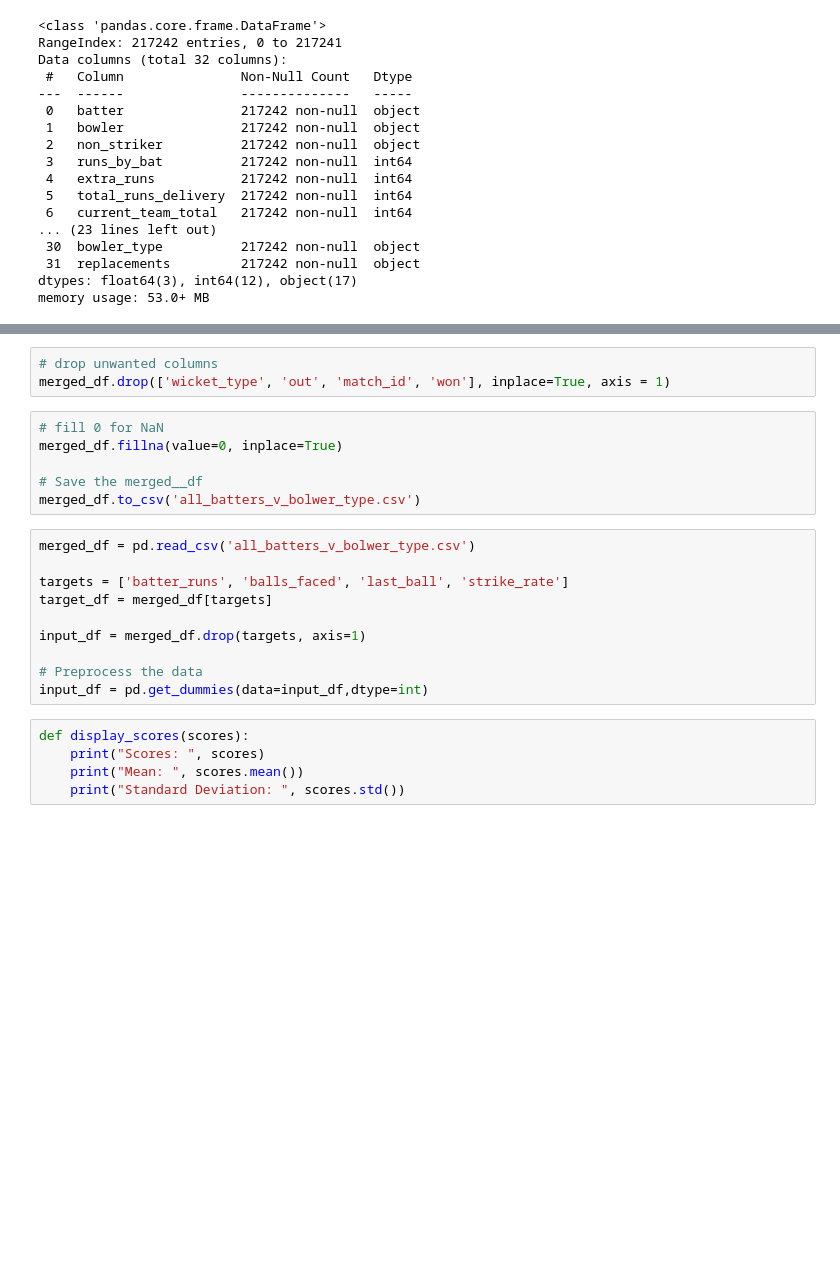
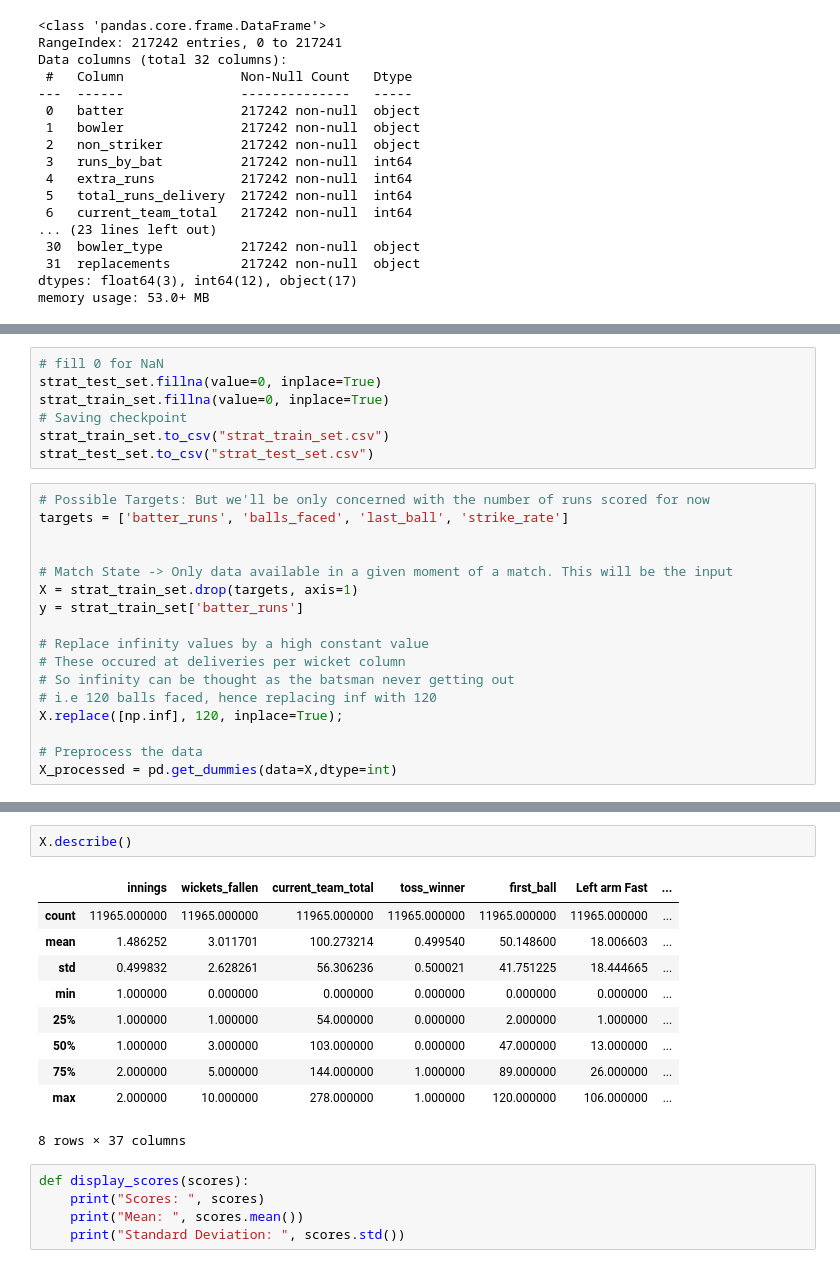
Before and after one commit to 19Kaumini/e19-co544-cricket-analytics-and-prediction, a Jupyter notebook: Models/Batting_Runs_Predictor/Batter_runs_predictor.ipynb, the cells around one changed output, grey strips where cells are left out. Saved outputs shown, nothing was run; the diff lists cells and outputs as text; blank space fills up the shorter version.

```diff
--- a/Models/Batting_Runs_Predictor/Batter_runs_predictor.ipynb
+++ b/Models/Batting_Runs_Predictor/Batter_runs_predictor.ipynb
@@ -182 +417,25 @@ for player in data['batter'].unique():
+# %%
+# fill 0 for NaN
+strat_test_set.fillna(value=0, inplace=True)
+strat_train_set.fillna(value=0, inplace=True)
+# Saving checkpoint
+strat_train_set.to_csv("strat_train_set.csv")
+strat_test_set.to_csv("strat_test_set.csv")
+# %%
+# Possible Targets: But we'll be only concerned with the number of runs scored for now
+targets = ['batter_runs', 'balls_faced', 'last_ball', 'strike_rate']
+
+
+# Match State -> Only data available in a given moment of a match. This will be the input
+X = strat_train_set.drop(targets, axis=1)
+y = strat_train_set['batter_runs']
+
+# Replace infinity values by a high constant value
+# These occured at deliveries per wicket column
+# So infinity can be thought as the batsman never getting out
+# i.e 120 balls faced, hence replacing inf with 120
+X.replace([np.inf], 120, inplace=True);
+
+# Preprocess the data
+X_processed = pd.get_dummies(data=X,dtype=int)
 # %%
@@ -223,22 +449,16 @@ merged_df.corr(numeric_only=True)
-# %%
-# drop unwanted columns
-merged_df.drop(['wicket_type', 'out', 'match_id', 'won'], inplace=True, axis = 1)
-# %%
-# fill 0 for NaN
-merged_df.fillna(value=0, inplace=True)
-
-# Save the merged__df
-merged_df.to_csv('all_batters_v_bolwer_type.csv')
-# %%
-merged_df = pd.read_csv('all_batters_v_bolwer_type.csv')
-
-targets = ['batter_runs', 'balls_faced', 'last_ball', 'strike_rate']
-target_df = merged_df[targets]
-
-input_df = merged_df.drop(targets, axis=1)
-
-# Preprocess the data
-input_df = pd.get_dummies(data=input_df,dtype=int)
+# %%
+X.describe()
+# %% [output]
+|  | innings | wickets_fallen | current_team_total | toss_winner | first_ball | Left arm Fast | ... |
+| count | 11965.000000 | 11965.000000 | 11965.000000 | 11965.000000 | 11965.000000 | 11965.000000 | ... |
+| mean | 1.486252 | 3.011701 | 100.273214 | 0.499540 | 50.148600 | 18.006603 | ... |
+| std | 0.499832 | 2.628261 | 56.306236 | 0.500021 | 41.751225 | 18.444665 | ... |
+| min | 1.000000 | 0.000000 | 0.000000 | 0.000000 | 0.000000 | 0.000000 | ... |
+| 25% | 1.000000 | 1.000000 | 54.000000 | 0.000000 | 2.000000 | 1.000000 | ... |
+| 50% | 1.000000 | 3.000000 | 103.000000 | 0.000000 | 47.000000 | 13.000000 | ... |
+| 75% | 2.000000 | 5.000000 | 144.000000 | 1.000000 | 89.000000 | 26.000000 | ... |
+| max | 2.000000 | 10.000000 | 278.000000 | 1.000000 | 120.000000 | 106.000000 | ... |
+8 rows × 37 columns
 # %%
 def display_scores(scores):
     print("Scores: ", scores)
```
Also changed, not shown: parts of 56 cells of this notebook, 5 other files.
